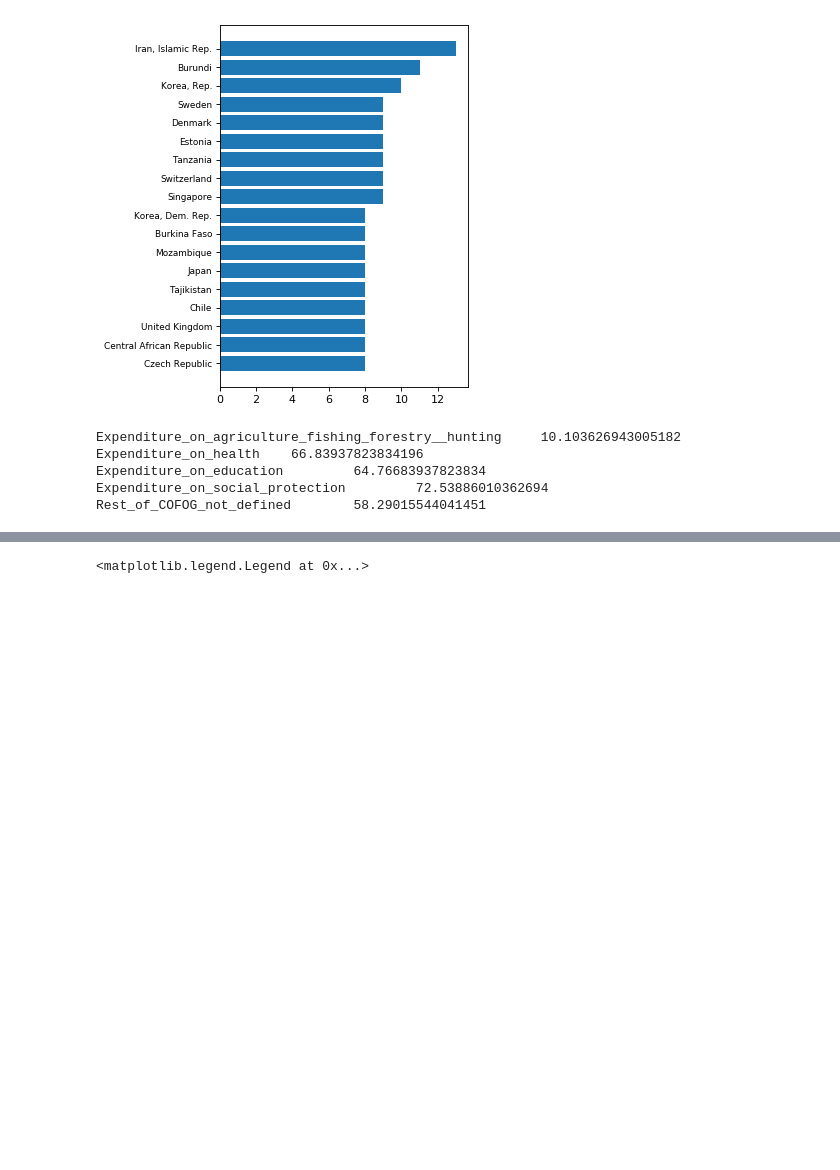
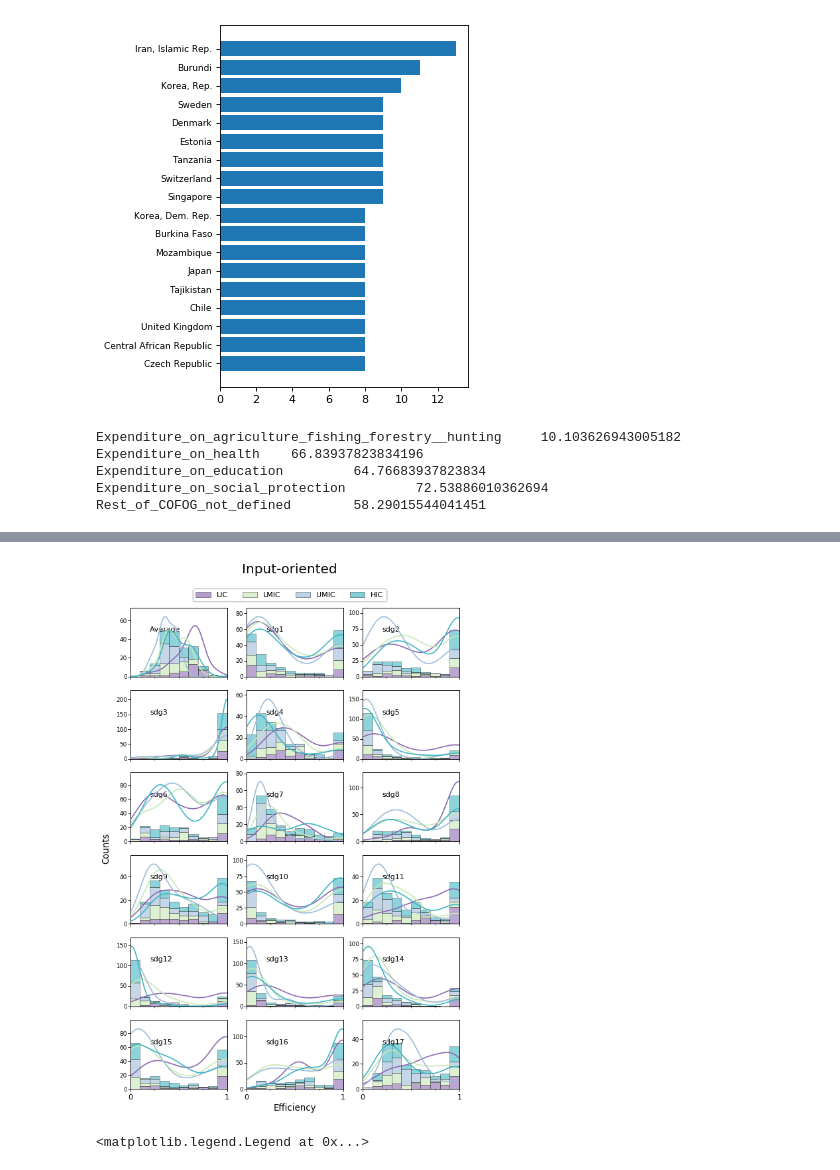
Before and after one commit to emcmd/sdg-dea, a Jupyter notebook: analyse_results.ipynb, the cells around one changed output, grey strips where cells are left out. Cells and saved outputs as stored; diff of their text form; code cells hidden in the pictures; blank space fills up the shorter version.

```diff
--- a/analyse_results.ipynb
+++ b/analyse_results.ipynb
@@ -7,7 +7,7 @@ import numpy as np
 # %%
 # read income and efficiency data
 ic_in = pd.read_csv(Path('analysis_data/income_cats.csv'), index_col=0, header=None)
-ef_in = pd.read_csv(Path('analysis_data/eff_oo.csv'), index_col=0)
+ef_in = pd.read_csv(Path('analysis_data/eff_io.csv'), index_col=0)
 
 # concat into one dataframe
 eff = pd.concat((ic_in, ef_in), axis=1)
@@ -145,3 +132,76 @@ dtype: float64
+# %%
+# read income and efficiency data
+orient = 'io'
+ic_in = pd.read_csv(Path('analysis_data/income_cats.csv'), index_col=0, header=None)
+ef_in = pd.read_csv(Path('analysis_data/eff_{0}.csv'.format(orient)), index_col=0)
+
+# concat into one dataframe
+eff = pd.concat((ic_in, ef_in), axis=1)
+eff.columns = ['income',*eff.columns[1:]]
+inc = eff['income'].unique()
+# %%
+# stacked hist & KDE in one, every and all SDGs
+
+aa = 0.6
+
+def make_hist_kde(fig,ax):
+    maxy2_mult = 1.15
+    maxy1_mult = 1.5
+
+    for jj,ax0 in enumerate(ax):
+        ax00 = ax0.twinx()
+        if jj == 0:
+            histdata = [eff[eff['income']==ii].mean(axis=1) for ii in inc]
+            ax0.text(.2,.65,'Average',transform=ax0.transAxes)
+            pos1 = ax0.get_position()
+        else:
+            sdg_n = ''.join(('sdg',str(jj)))
+            histdata = [eff[sdg_n][eff['income']==ii] for ii in inc]
+            ax0.text(.2,.65,sdg_n,transform=ax0.transAxes)
+
+        ybins, xbins, _ = ax0.hist(histdata, bins=np.linspace(0, 1, num=11), stacked=True, color=cmap, label=inc, edgecolor='k', linewidth=0.5, zorder=2, alpha=aa)
+        pd.concat(histdata, axis=1).plot.kde(color=cmap, ax = ax00, legend=False, alpha=1)
+        ax0.set_xlim(0,1)
+
+        # automatically adjust ylim for both axes
+        maxy_hist = maxy1_mult*np.stack(ybins).max()
+        ax0.set_ylim(0,maxy_hist)
+        maxy_kde = maxy2_mult*max([ll.get_ydata().max() for ll in ax00.lines])
+        ax00.set_ylim(0,maxy_kde)
+
+        ax00.yaxis.set_visible(False)
+        ax0.set_xticks([0,1])
+        ax0.set_xticklabels([0,1])
+        ax0.tick_params(axis='y', which='major', labelsize=8, pad=1)
+
+        handles, labels = ax0.get_legend_handles_labels()
+        leg = fig.legend(handles, labels, loc='center', bbox_to_anchor=[0.5,0.9], ncol=4, bbox_transform=fig.transFigure)
+
+
+
+fig, ax = plt.subplots(6,3, figsize=(8, 12), dpi=80, facecolor='w', edgecolor='k', sharex=True)
+ax = ax.ravel()
+make_hist_kde(fig,ax)
+
+# add a big axis, hide frame
+ax3 = fig.add_subplot(111, frameon=False)
+# hide tick and tick label of the big axis
+plt.tick_params(labelcolor='none', top=False, bottom=False, left=False, right=False)
+ax3.set_xlabel("Efficiency", fontsize=12)
+ax3.set_ylabel("Counts", fontsize=12)
+
+
+fig.suptitle('Input-oriented', y=0.95, fontsize=18)
+# plt.savefig('figures/stackedhist2_kde_all_io.png', bbox_inches='tight', dpi=600)
+
+if orient=='oo':
+    fig.suptitle('Output-oriented', y=0.95, fontsize=18)
+elif orient=='io':
+    fig.suptitle('Input-oriented', y=0.95, fontsize=18)
+
+plt.savefig('figures/kde_hist_{0}.png'.format(orient), bbox_inches='tight', dpi=600)
+# %% [output]
+[figure, added]
 # %%
 # histogram of average efficies across SDGs, stacked by income category
 
```
Also changed, not shown: parts of 4 cells of this notebook, 1 other file.
